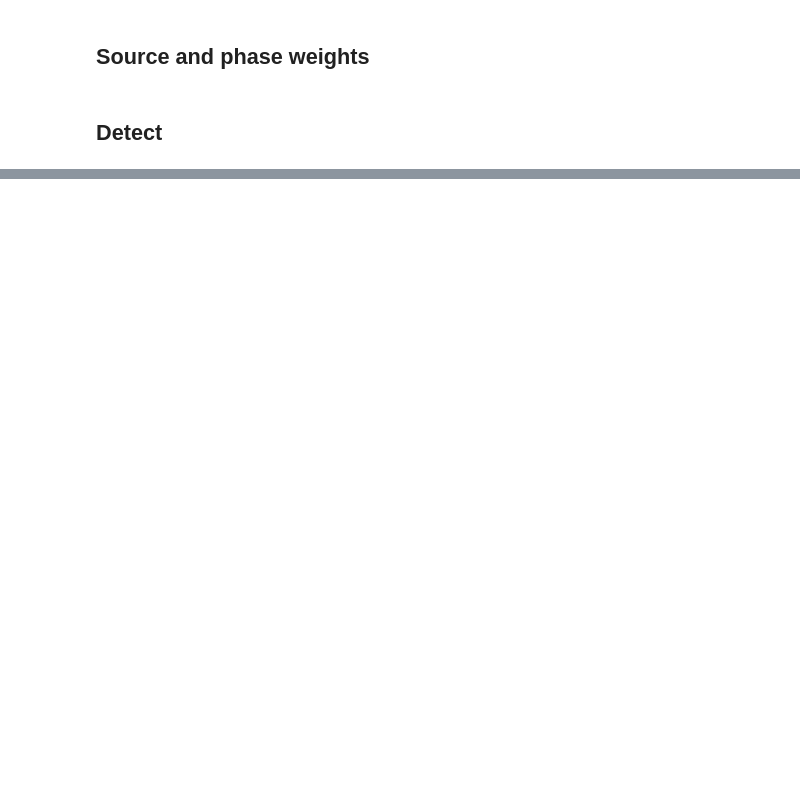
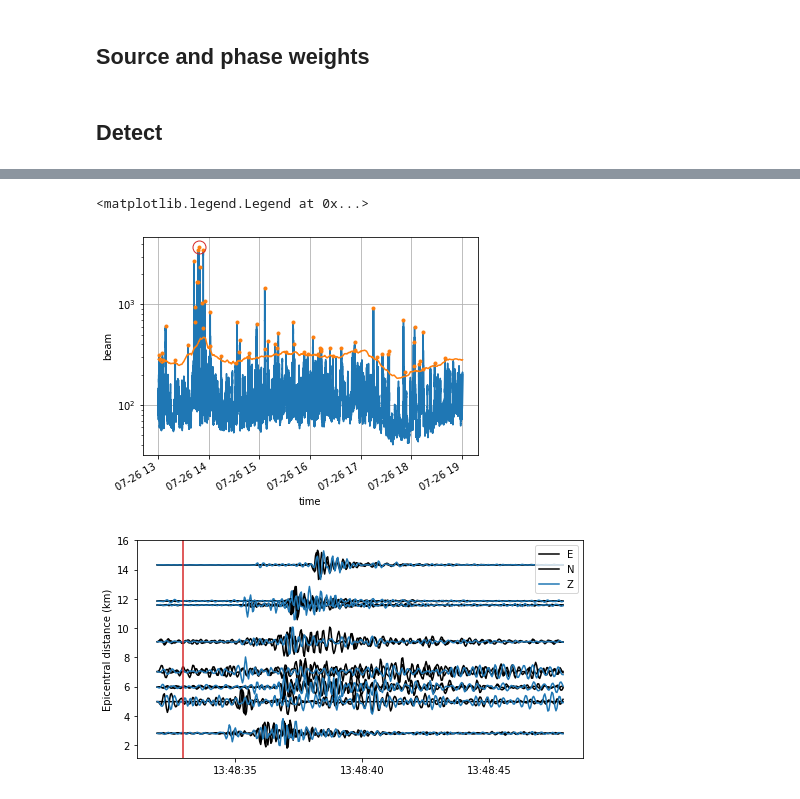
Before and after one commit to ebeauce/beampower, a Jupyter notebook: notebooks/3_localization.ipynb, the cells around one changed output, grey strips where cells are left out. Drawn from its saved outputs; the diff is of its cells as text; code cells hidden in the pictures; blank space fills up the shorter version.

```diff
--- a/notebooks/3_localization.ipynb
+++ b/notebooks/3_localization.ipynb
@@ -145,2 +128,11 @@ response, source_id = bp.beampower.beamform_max(
+# %%
+# Beamform
+response, source_id = bp.beampower.beamform_max(
+    waveform_features.to_numpy().astype(np.float32),
+    time_delays,
+    weights_phase,
+    weights_sources,
+    device="cpu"
+)
 # %% [markdown]
 ## Detect
@@ -246,0 +157,54 @@ Text(0.5, 0, 'Local time (seconds)')
+# %%
+MIN_DETECTION_INTERVAL = int(30 * sampling_rate)
+# Detection
+peaks = signal.find_peaks(detector.beam, distance=MIN_DETECTION_INTERVAL)
+events = detector.isel(time=peaks[0])
+events = events.isel(time=events.beam > events.threshold)
+# %%
+COLORS = {"E": "k", "N": "k", "Z": "C0"}
+
+select = slice("2012-07-26 13:00", "2012-07-26 19:00")
+inventory = read_inventory(DIRPATH_INVENTORY)
+detector_zoom = detector.sel(time=select)
+events_zoom = events.sel(time=select)
+
+# Show
+detector_zoom.beam.plot()
+detector_zoom.threshold.plot()
+events_zoom.beam.plot(marker=".", ls="none", c="C1")
+plt.semilogy()
+plt.grid()
+
+# Watch peak
+event_watch = events_zoom.isel(time=events_zoom.beam.argmax())
+# event_watch = events.isel(time=4)
+plt.plot(event_watch.time, event_watch.beam, "oC3", ms=13, mfc="none")
+
+# str(event_watch.time.data)
+date = UTCDateTime(str(event_watch.time.data))
+
+# Get waveform
+fig, ax = plt.subplots(1, figsize=(8, 4))
+for index, trace in enumerate(read(DIRPATH_WAVEFORMS)):
+
+    # Get trace and info
+    trace.trim(date - 1, date + 15)
+    trace.filter(type="lowpass", freq=5)
+    times = pd.to_datetime(trace.times("timestamp"), unit="s")
+    data = trace.data / np.abs(trace.data).max()
+    coords = inventory.get_coordinates(trace.id)
+    p1 = event_watch.latitude.data, event_watch.longitude.data
+    p2 = [coords[dim] for dim in ["latitude", "longitude"]]
+    distance = degrees2kilometers(locations2degrees(*p1, *p2))
+
+    # Plot trace
+    ax.plot(times, data + distance, color=COLORS[trace.stats.channel[-1]])
+
+#
+ax.set_ylabel("Epicentral distance (km)")
+ax.axvline(date, color="C3")
+ax.legend([key for key in COLORS])
+# %% [output]
+<matplotlib.legend.Legend at 0x...>
+[figure, added]
+[figure, added]
```
Also changed, not shown: parts of 16 cells of this notebook, 1 other file.
